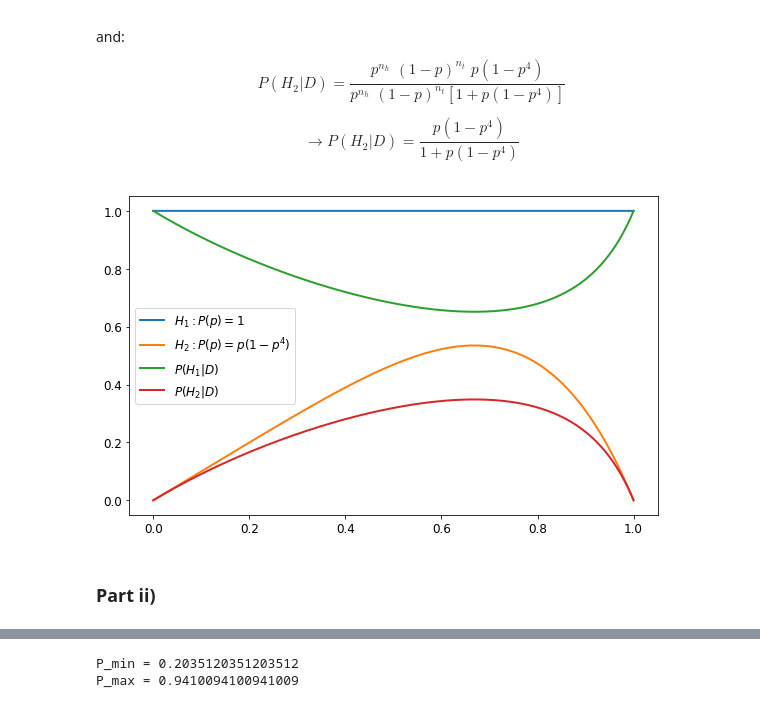
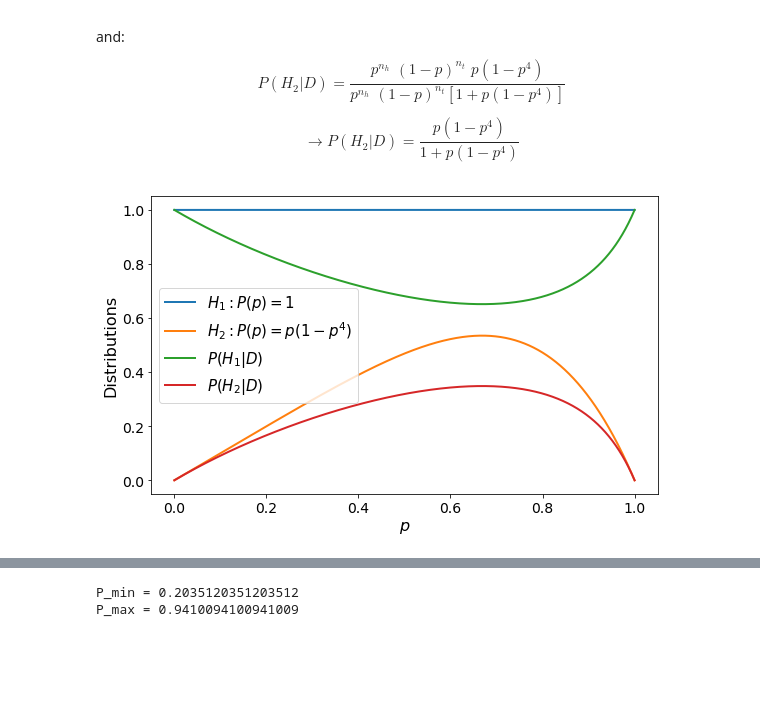
Before and after one commit to gosling123/MA930, a Jupyter notebook: MA930 Assignment 1.ipynb, the cells around one changed output, grey strips where cells are left out. Saved outputs shown, nothing was run; the diff lists cells and outputs as text; code cells hidden in the pictures; blank space fills up the shorter version.

```diff
--- a/MA930 Assignment 1.ipynb
+++ b/MA930 Assignment 1.ipynb
@@ -821,12 +975,13 @@ post_1 = 1/denom
 post_2 = p_space*(1-p_space**4)/denom
 # %%
+# plots of priors and posteriors
 plt.plot(p_space, prior_1, label = r'$H_1 : P(p) = 1$')
 plt.plot(p_space, prior_2, label = r'$H_2 : P(p) = p(1-p^4)$')
 plt.plot(p_space, post_1, label = r'$P(H_1|D)$')
 plt.plot(p_space, post_2, label = r'$P(H_2|D)$')
+plt.xlabel('$p$')
+plt.ylabel('Distributions')
 plt.legend()
 plt.show()
 # %% [output]
-[figure, old version]
+[figure, new version]
-# %% [markdown]
-### Part ii)
```
Also changed, not shown: parts of 28 cells of this notebook.
